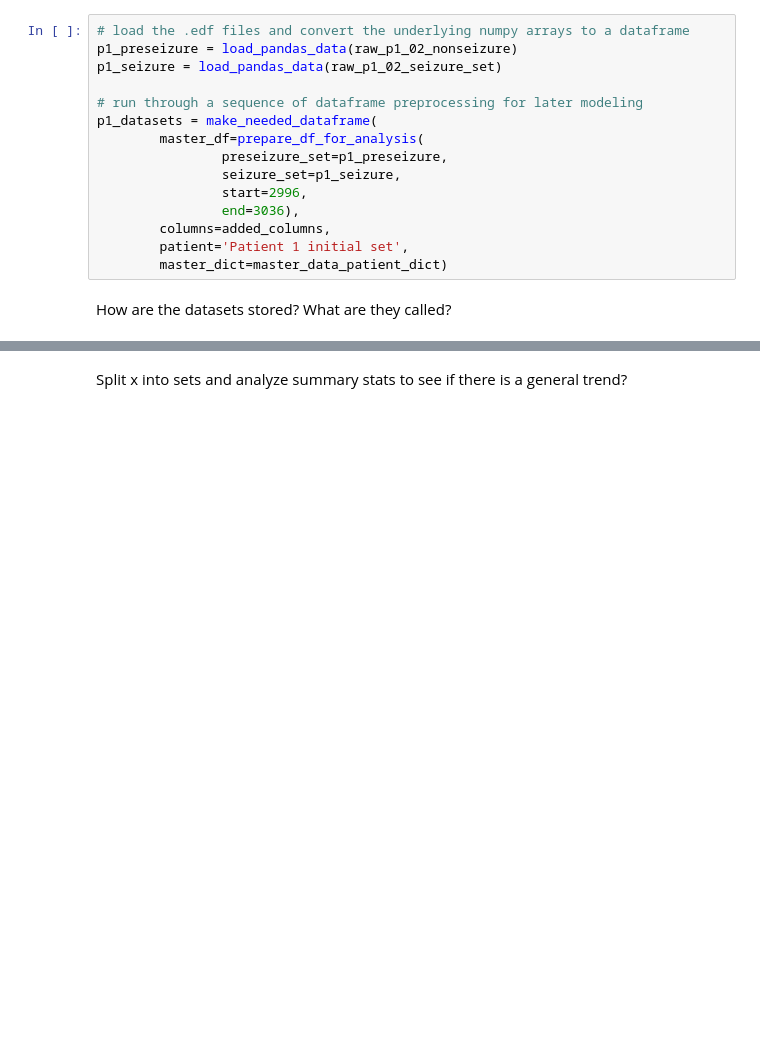
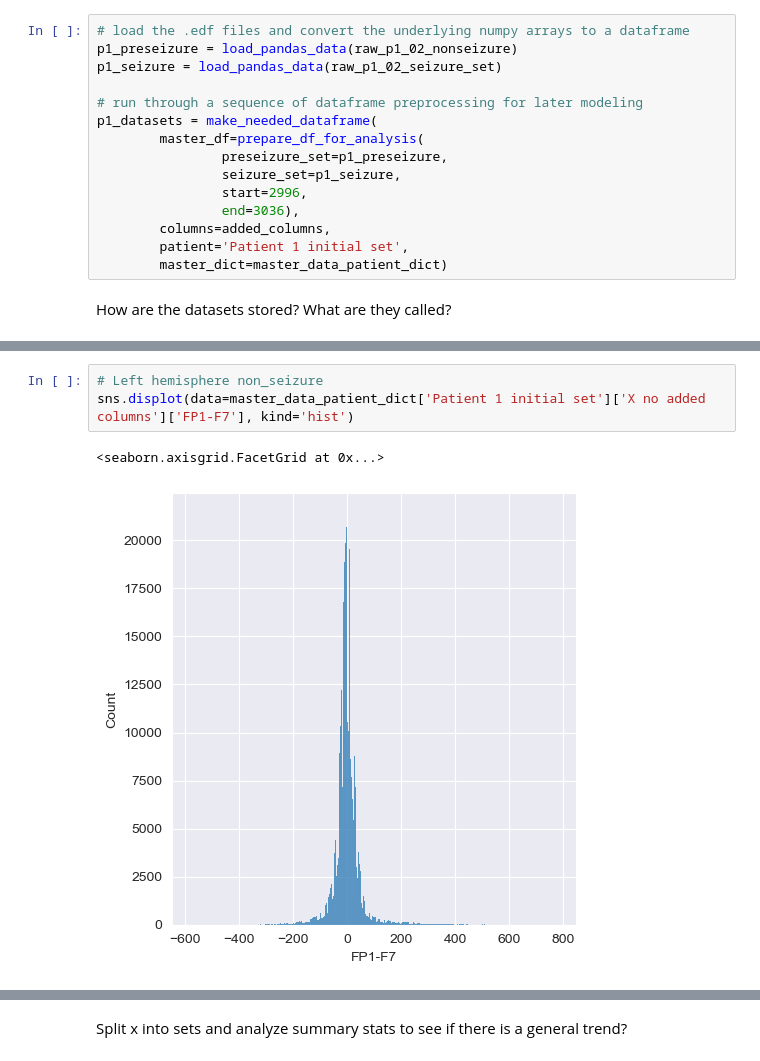
Before and after one commit to eipiisneg1/seizure_prediction_model, a Jupyter notebook: patient_1_02_EDA_step.ipynb, the cells around one changed output, grey strips where cells are left out. Drawn from its saved outputs; the diff is of its cells as text; blank space fills up the shorter version.

```diff
--- a/patient_1_02_EDA_step.ipynb
+++ b/patient_1_02_EDA_step.ipynb
@@ -390,0 +289,6 @@ sns.pairplot(data=y_summary_describe)
+# %%
+# Left hemisphere non_seizure
+sns.displot(data=master_data_patient_dict['Patient 1 initial set']['X no added columns']['FP1-F7'], kind='hist')
+# %% [output]
+<seaborn.axisgrid.FacetGrid at 0x...>
+[figure, added]
```
Also changed, not shown: parts of 42 cells of this notebook.
